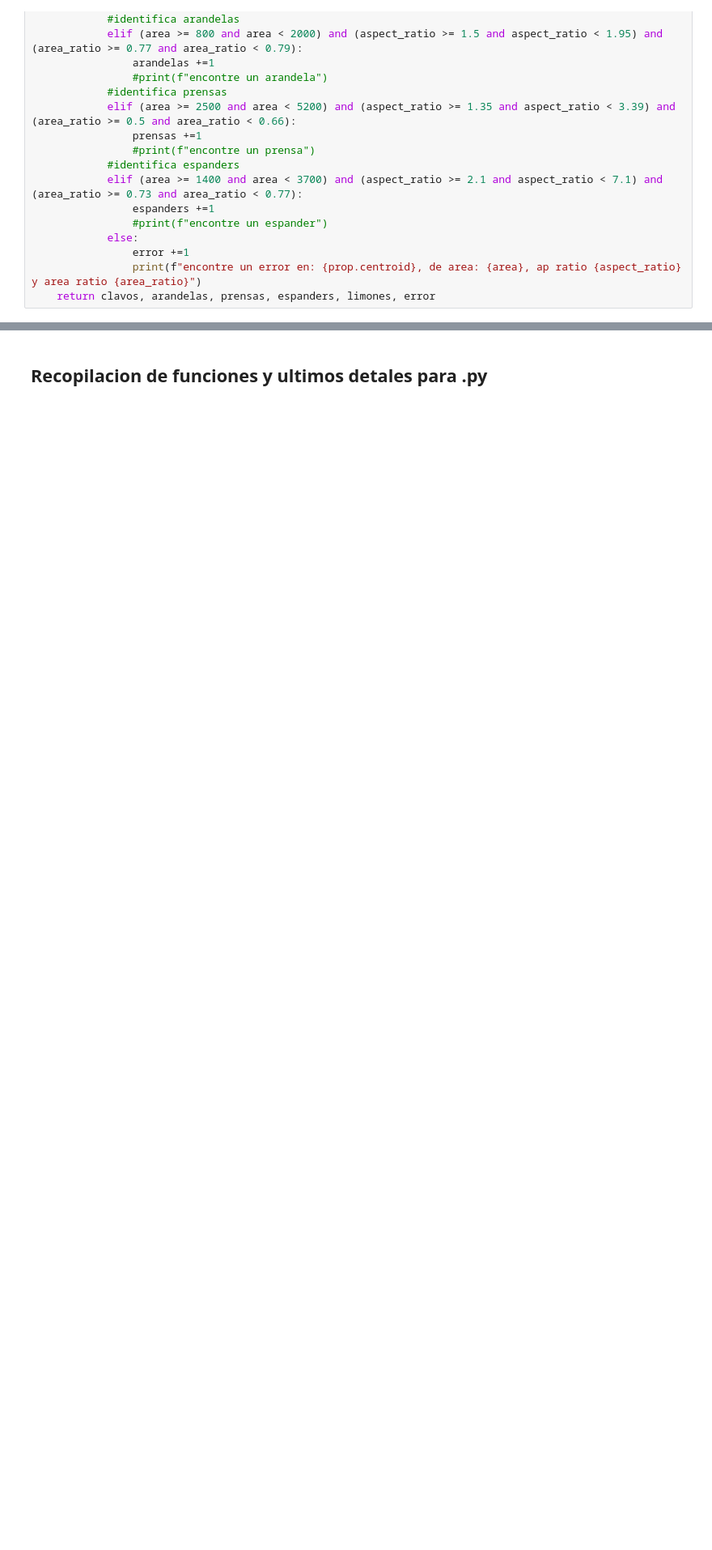
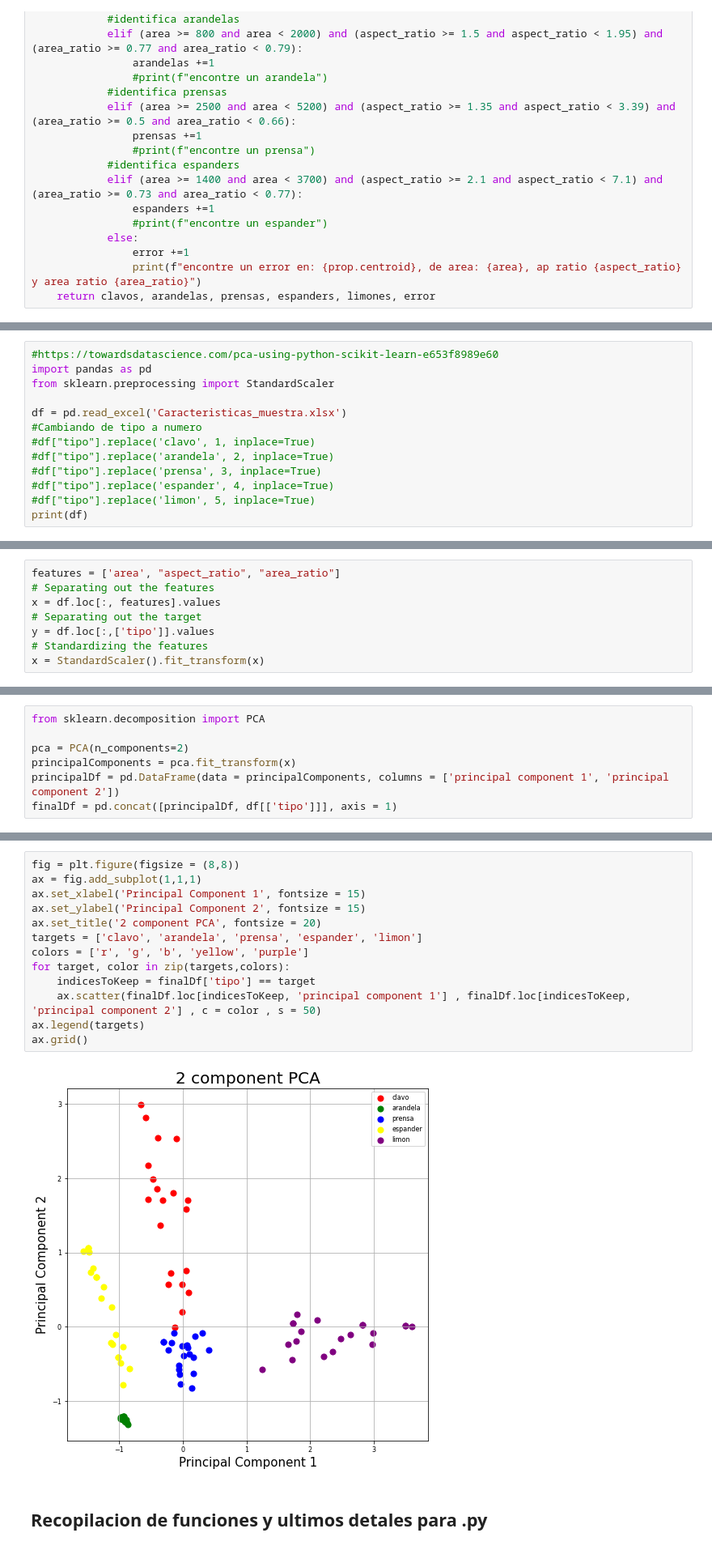
Before and after one commit to carlosjaravas/-Tarea_4_Vision, a Jupyter notebook: Tarea4.ipynb, the cells around one changed output, grey strips where cells are left out. Shown at 81% size. Saved outputs shown, nothing was run; the diff lists cells and outputs as text; blank space fills up the shorter version.

```diff
--- a/Tarea4.ipynb
+++ b/Tarea4.ipynb
@@ -1203,0 +1251,13 @@ print(files)
+# %%
+#https://towardsdatascience.com/pca-using-python-scikit-learn-e653f8989e60
+import pandas as pd
+from sklearn.preprocessing import StandardScaler
+
+df = pd.read_excel('Caracteristicas_muestra.xlsx')
+#Cambiando de tipo a numero
+#df["tipo"].replace('clavo', 1, inplace=True)
+#df["tipo"].replace('arandela', 2, inplace=True)
+#df["tipo"].replace('prensa', 3, inplace=True)
+#df["tipo"].replace('espander', 4, inplace=True)
+#df["tipo"].replace('limon', 5, inplace=True)
+print(df)
@@ -1203,0 +1279,8 @@ print(files)
+# %%
+features = ['area', "aspect_ratio", "area_ratio"]
+# Separating out the features
+x = df.loc[:, features].values
+# Separating out the target
+y = df.loc[:,['tipo']].values
+# Standardizing the features
+x = StandardScaler().fit_transform(x)
@@ -1203,0 +1307,7 @@ print(files)
+# %%
+from sklearn.decomposition import PCA
+
+pca = PCA(n_components=2)
+principalComponents = pca.fit_transform(x)
+principalDf = pd.DataFrame(data = principalComponents, columns = ['principal component 1', 'principal component 2'])
+finalDf = pd.concat([principalDf, df[['tipo']]], axis = 1)
@@ -1204,3 +1346,18 @@ print(files)
+# %%
+fig = plt.figure(figsize = (8,8))
+ax = fig.add_subplot(1,1,1)
+ax.set_xlabel('Principal Component 1', fontsize = 15)
+ax.set_ylabel('Principal Component 2', fontsize = 15)
+ax.set_title('2 component PCA', fontsize = 20)
+targets = ['clavo', 'arandela', 'prensa', 'espander', 'limon']
+colors = ['r', 'g', 'b', 'yellow', 'purple']
+for target, color in zip(targets,colors):
+    indicesToKeep = finalDf['tipo'] == target
+    ax.scatter(finalDf.loc[indicesToKeep, 'principal component 1'] , finalDf.loc[indicesToKeep, 'principal component 2'] , c = color , s = 50)
+ax.legend(targets)
+ax.grid()
+# %% [output]
+[figure, added]
 # %% [markdown]
 ## Recopilacion de funciones y ultimos detales para .py
 # %%
```
Also changed, not shown: parts of 11 cells of this notebook, 1 other file.
